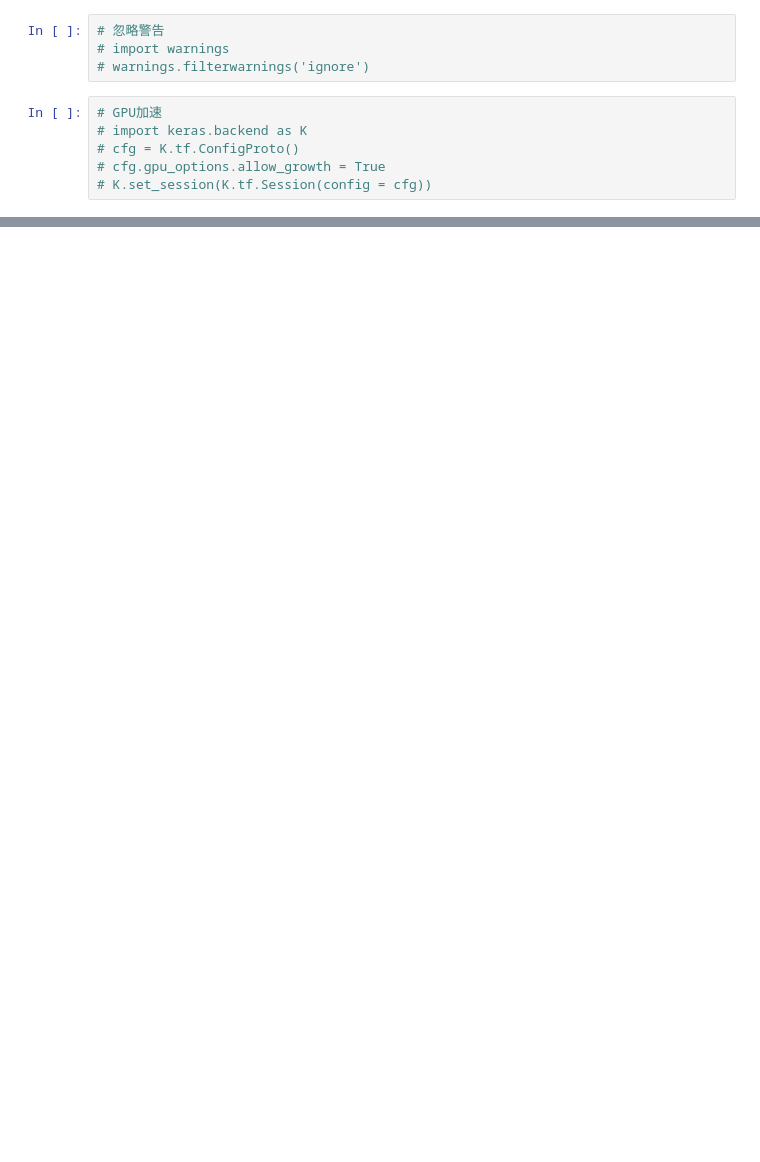
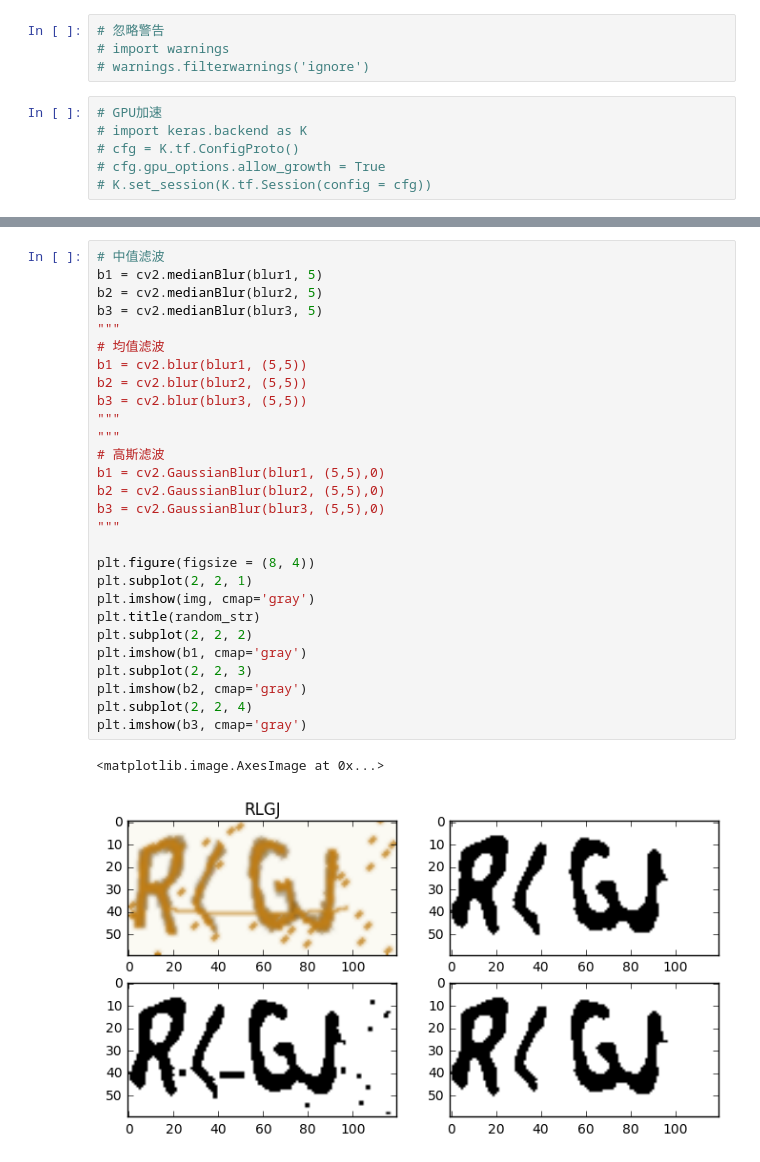
Before and after one commit to zhangbincheng1997/captcha-adversarial-attack, a Jupyter notebook: main.ipynb, the cells around one changed output, grey strips where cells are left out. Cells and saved outputs as stored; diff of their text form; blank space fills up the shorter version.

```diff
--- a/main.ipynb
+++ b/main.ipynb
@@ -419,0 +209,31 @@ acc / 100
+# %%
+# 中值滤波
+b1 = cv2.medianBlur(blur1, 5)
+b2 = cv2.medianBlur(blur2, 5)
+b3 = cv2.medianBlur(blur3, 5)
+"""
+# 均值滤波
+b1 = cv2.blur(blur1, (5,5))
+b2 = cv2.blur(blur2, (5,5))
+b3 = cv2.blur(blur3, (5,5))
+"""
+"""
+# 高斯滤波
+b1 = cv2.GaussianBlur(blur1, (5,5),0)
+b2 = cv2.GaussianBlur(blur2, (5,5),0)
+b3 = cv2.GaussianBlur(blur3, (5,5),0)
+"""
+
+plt.figure(figsize = (8, 4))
+plt.subplot(2, 2, 1)
+plt.imshow(img, cmap='gray')
+plt.title(random_str)
+plt.subplot(2, 2, 2)
+plt.imshow(b1, cmap='gray')
+plt.subplot(2, 2, 3)
+plt.imshow(b2, cmap='gray')
+plt.subplot(2, 2, 4)
+plt.imshow(b3, cmap='gray')
+# %% [output]
+<matplotlib.image.AxesImage at 0x...>
+[figure, added]
```
Also changed, not shown: parts of 58 cells of this notebook, 9 other files.
